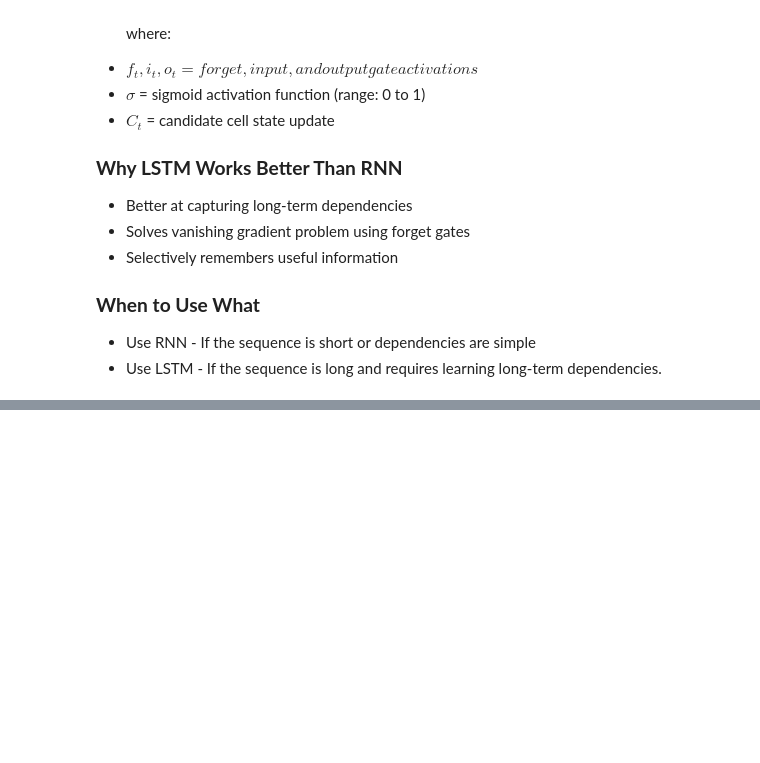
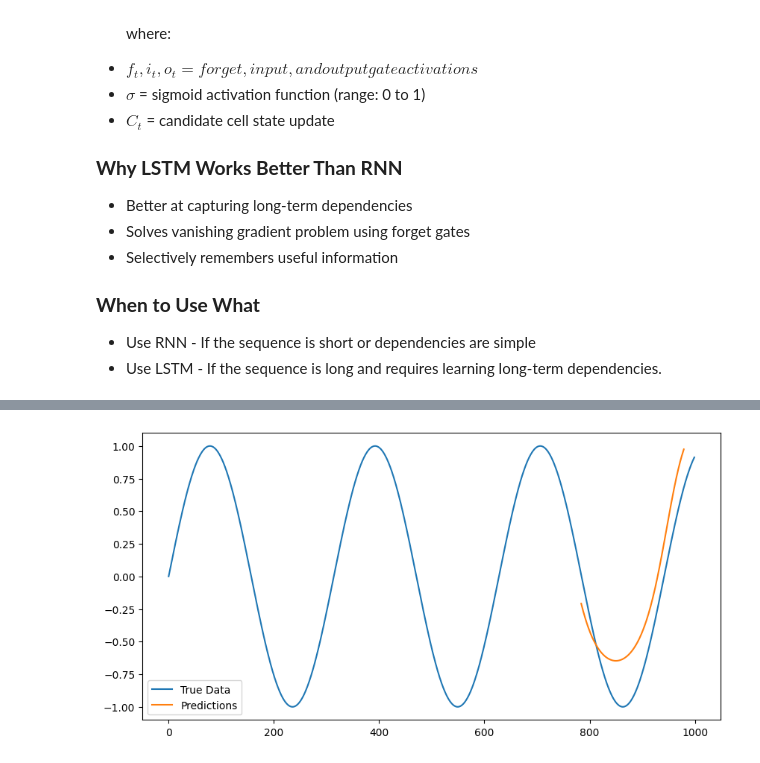
Before and after one commit to Dohyun1213/DL_study, a Jupyter notebook: RNN_LSTM.ipynb, the cells around one changed output, grey strips where cells are left out. Saved outputs shown, nothing was run; the diff lists cells and outputs as text; code cells hidden in the pictures; blank space fills up the shorter version.

Commit message:
examples of RNN & LSTM

```diff
--- a/RNN_LSTM.ipynb
+++ b/RNN_LSTM.ipynb
@@ -77,0 +158,61 @@ where: <br>
+# %%
+import numpy as np
+import matplotlib.pyplot as plt
+
+# Create a sine wave dataset
+T = 20
+L = 1000
+x = np.linspace(0, T, L)
+y = np.sin(x)
+
+# Prepare training data
+seq_length = 20
+X, Y = [], []
+for i in range(L - seq_length):
+    X.append(y[i:i + seq_length])
+    Y.append(y[i + seq_length])
+
+X = torch.tensor(X).float().unsqueeze(-1)  # Shape: [samples, seq_length, 1]
+Y = torch.tensor(Y).float().unsqueeze(-1)  # Shape: [samples, 1]
+
+# Train-test split
+train_size = int(0.8 * len(X))
+X_train, X_test = X[:train_size], X[train_size:]
+Y_train, Y_test = Y[:train_size], Y[train_size:]
+
+# Create LSTM model
+input_size = 1
+hidden_size = 64
+num_layers = 2
+output_size = 1
+model = SimpleLSTM(input_size, hidden_size, num_layers, output_size)
+
+# Loss and optimizer
+criterion = nn.MSELoss()
+optimizer = torch.optim.Adam(model.parameters(), lr=0.001)
+
+# Training loop
+epochs = 20
+for epoch in range(epochs):
+    model.train()
+    outputs = model(X_train)
+    loss = criterion(outputs, Y_train)
+
+    optimizer.zero_grad()
+    loss.backward()
+    optimizer.step()
+
+    if epoch % 5 == 0:
+        print(f'Epoch [{epoch}/{epochs}], Loss: {loss.item():.4f}')
+
+# Evaluate model
+model.eval()
+predictions = model(X_test).detach().numpy()
+
+# Plot results
+plt.figure(figsize=(10, 5))
+plt.plot(y, label='True Data')
+plt.plot(range(train_size, train_size + len(predictions)), predictions, label='Predictions')
+plt.legend()
+plt.show()
+# %% [output]
@@ -77,0 +223 @@ where: <br>
+[figure, added]
```
Also changed, not shown: parts of 8 cells of this notebook.
